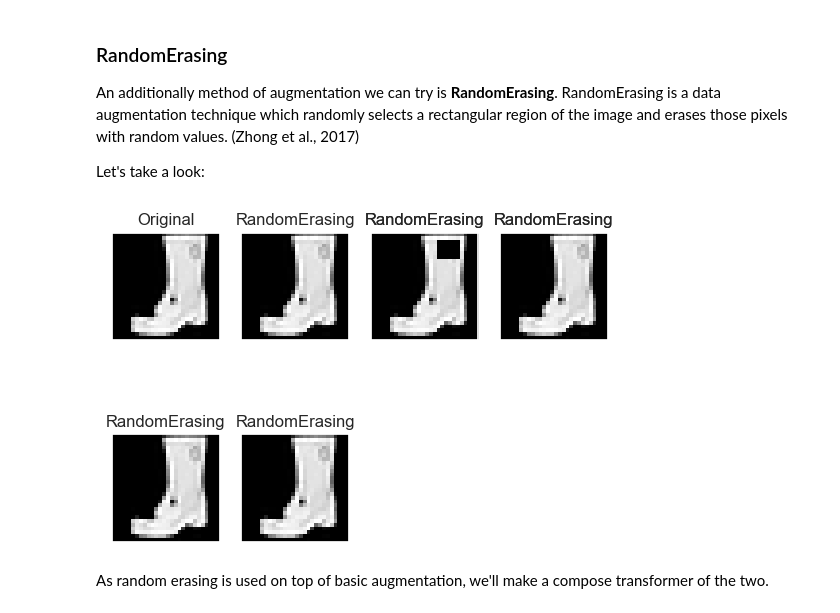
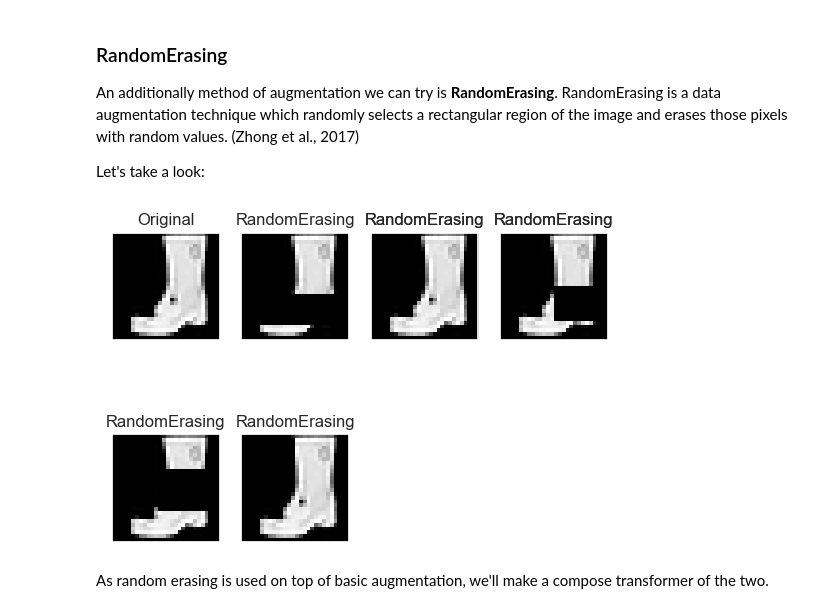
Before and after one commit to kenJPG/Fashion-MNIST, a Jupyter notebook: fashion_mnist.ipynb, the cells around one changed output. Cells and saved outputs as stored; diff of their text form; code cells hidden in the pictures.

```diff
--- a/fashion_mnist.ipynb
+++ b/fashion_mnist.ipynb
@@ -678,19 +692,19 @@ An additionally method of augmentation we can try is <strong>RandomErasing</stro
 
 Let's take a look:
 # %%
-t_erase = transforms.RandomErasing(p = 0.5)
+t_erase = transforms.RandomErasing(p = 1)
 
 imshow([
 	sample_img[0],
 	t_erase(copy.deepcopy(sample_img))[0],
 	t_erase(copy.deepcopy(sample_img))[0],
 	t_erase(copy.deepcopy(sample_img))[0],
 	t_erase(copy.deepcopy(sample_img))[0],
 	t_erase(copy.deepcopy(sample_img))[0],
 	t_erase(copy.deepcopy(sample_img))[0],
 ], ['Original', 'RandomErasing', 'RandomErasing', 'RandomErasing', 'RandomErasing', 'RandomErasing', 'RandomErasing'])
 # %% [output]
-[figure, old version]
+[figure, new version]
 # %% [markdown]
 As random erasing is used on top of basic augmentation, we'll make a compose transformer of the two.
 # %%
```
Also changed, not shown: parts of 37 cells of this notebook, 2 other files.
